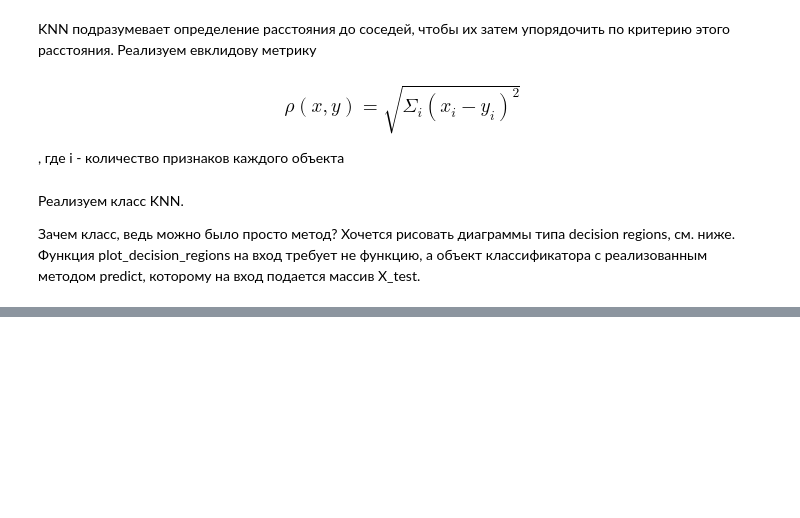
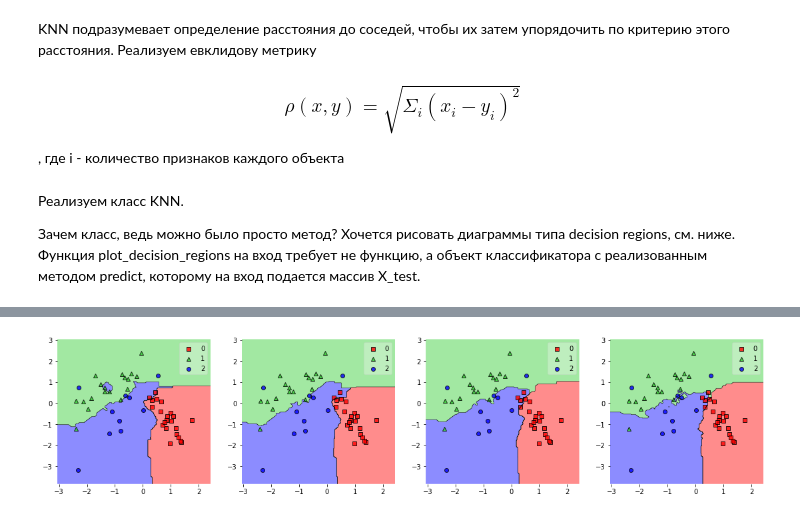
Before and after one commit to yuriy5139/MachineLearning, a Jupyter notebook: Metric - K nearest and others.ipynb, the cells around one changed output, grey strips where cells are left out. Drawn from its saved outputs; the diff is of its cells as text; code cells hidden in the pictures; blank space fills up the shorter version.

```diff
--- a/Metric - K nearest and others.ipynb
+++ b/Metric - K nearest and others.ipynb
@@ -142,0 +145,7 @@ plt.show()
+# %%
+def manhattan(x_test, x_train):
+    x_test = np.array(x_test, dtype = np.single)
+    x_train = np.array(x_train, dtype = np.single)
+    arrays = [x_test for i in range(x_train.shape[0])]
+    x_test = np.stack(arrays, axis = 1)
+    return np.sum(np.abs(x_test - x_train), axis = 2)
@@ -142,0 +161,34 @@ plt.show()
+# %%
+class my_KNN2:
+
+    def __init__(self, X_train, Y_train, k = 3, dist = eucl_dist):
+        self.X_train = np.array(X_train, dtype = np.single)
+        self.Y_train = np.array(Y_train, dtype = np.single)
+        self.k = k
+        self.dist = dist
+
+    def predict(self, X_test):
+        distances = self.dist(X_test, X_train)
+        arrays = [self.Y_train for i in range(X_test.shape[0])]
+        Y_train = np.stack(arrays, axis = 0)
+        return np.median(np.take_along_axis(Y_train, np.argsort(distances, axis = 1), axis = 1)[:, :self.k], axis = 1)
+# %%
+cls2_3 = my_KNN2(X_train, Y_train, k = 3, dist = manhattan)
+cls2_5 = my_KNN2(X_train, Y_train, k = 5, dist = manhattan)
+cls2_11 = my_KNN2(X_train, Y_train, k = 11, dist = manhattan)
+cls2_15 = my_KNN2(X_train, Y_train, k = 15, dist = manhattan)
+# %%
+fig, gs = plt.figure(figsize=(19, 4)), gridspec.GridSpec(1, 4)
+
+ax = []
+for i in range(4):
+    ax.append(fig.add_subplot(gs[i]))
+
+plot_decision_regions(X_test, Y_test, cls2_3, ax=ax[0], colors = 'red,limegreen,blue,gray,cyan', zoom_factor = 1.5)
+plot_decision_regions(X_test, Y_test, cls2_5, ax=ax[1], colors = 'red,limegreen,blue,gray,cyan', zoom_factor = 1.5)
+plot_decision_regions(X_test, Y_test, cls2_11, ax=ax[2], colors = 'red,limegreen,blue,gray,cyan', zoom_factor = 1.5)
+plot_decision_regions(X_test, Y_test, cls2_15, ax=ax[3], colors = 'red,limegreen,blue,gray,cyan', zoom_factor = 1.5)
+
+plt.show()
+# %% [output]
+[figure, added]
```
Also changed, not shown: parts of 12 cells of this notebook.
